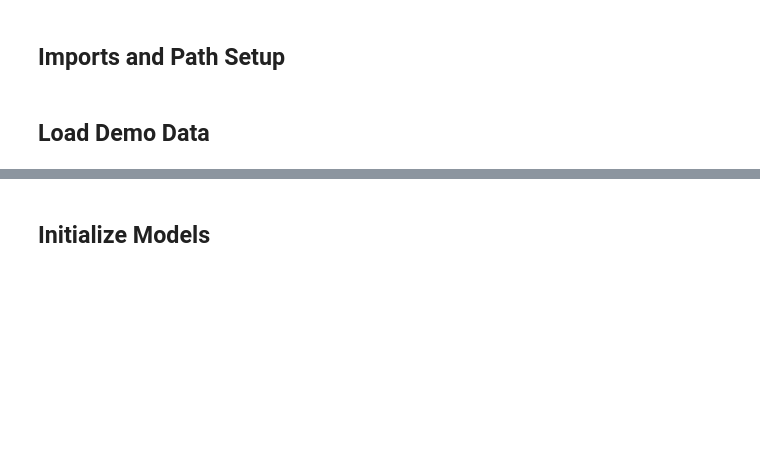
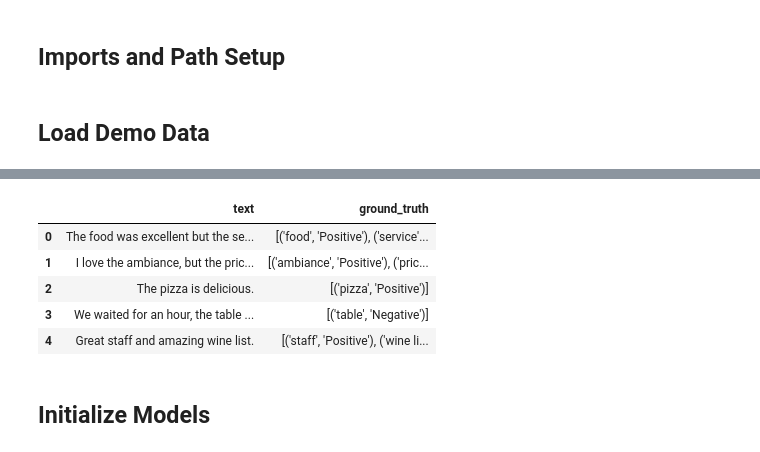
Before and after one commit to ali-sedaghi/Hybrid-ABSA, a Jupyter notebook: demo/demo.ipynb, the cells around one changed output, grey strips where cells are left out. Cells and saved outputs as stored; diff of their text form; code cells hidden in the pictures; blank space fills up the shorter version.

```diff
--- a/demo/demo.ipynb
+++ b/demo/demo.ipynb
@@ -20,7 +42,7 @@ from evaluate import evaluate_model
 ## Load Demo Data
 # %%
 # Load the demo dataset from the local CSV
-data_path = 'demo_data.csv'
+data_path = 'dataset.csv'
 print(f"Loading data from {data_path}...")
 
 df = pd.read_csv(data_path)
@@ -36,3 +58,4 @@ for _, row in df.iterrows():
 
 print(f"Successfully loaded {len(dataset)} examples.")
 df.head()
+# %% [output]
@@ -39,3 +64,9 @@ df.head()
+|  | text | ground_truth |
+| 0 | The food was excellent but the se... | [('food', 'Positive'), ('service'... |
+| 1 | I love the ambiance, but the pric... | [('ambiance', 'Positive'), ('pric... |
+| 2 | The pizza is delicious. | [('pizza', 'Positive')] |
+| 3 | We waited for an hour, the table ... | [('table', 'Negative')] |
+| 4 | Great staff and amazing wine list. | [('staff', 'Positive'), ('wine li... |
 # %% [markdown]
 ## Initialize Models
 # %%
```
Also changed, not shown: parts of 10 cells of this notebook, 2 other files.
